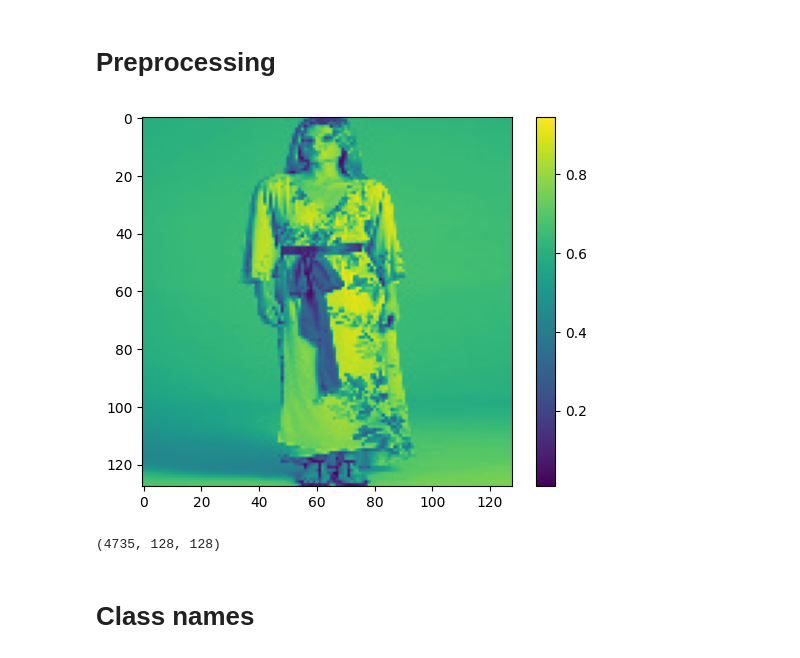
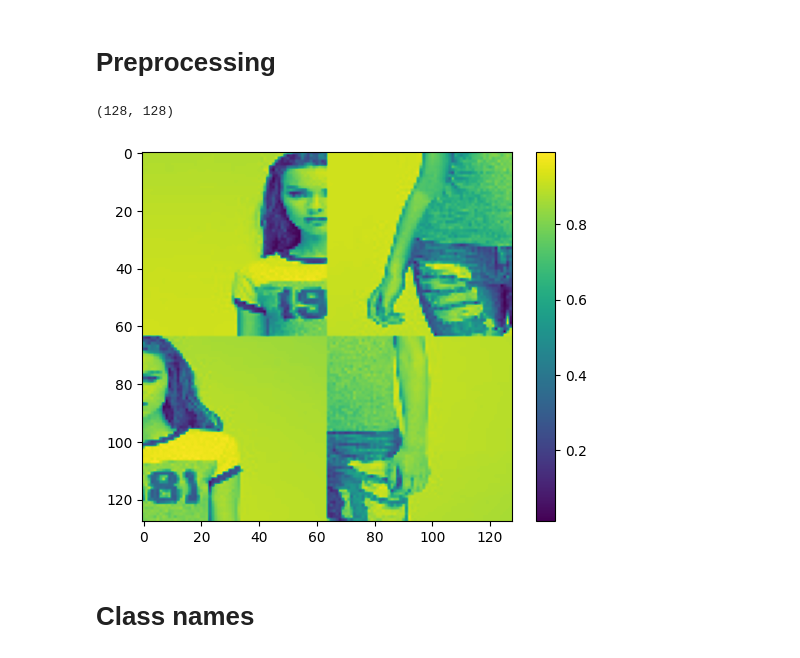
Before and after one commit to At11011/datathon_test_repository, a Jupyter notebook: src/model_development.ipynb, the cells around one changed output. Drawn from its saved outputs; the diff is of its cells as text; code cells hidden in the pictures.

```diff
--- a/src/model_development.ipynb
+++ b/src/model_development.ipynb
@@ -14,6 +18,25 @@ print(tf.__version__)
 # Load training images
 Load images from the [assets] folder and scan them into arrays.
 # %%
+# A function to convert an image into a permutation
+def image_perm(image, perm):
+  q0 = image[0:int(image_height/2), 0:int(image_width/2)]
+  q1 = image[0:int(image_height/2), int(image_width/2):image_width]
+  q2 = image[int(image_height/2):image_height, 0:int(image_width/2)]
+  q3 = image[int(image_height/2):image_height, int(image_width/2):image_width]
+
+  pre_perm = [q0, q1, q2, q3]
+
+  q0 = pre_perm[perm[0]]
+  q1 = pre_perm[perm[1]]
+  q2 = pre_perm[perm[2]]
+  q3 = pre_perm[perm[3]]
+
+
+  res = np.concatenate((np.concatenate((q0, q1), 1), np.concatenate((q2, q3), 1)), 0)
+  print(res.shape)
+  return res
+
 # List of all directories of training data
 dirs = ["0123", "1032", "1230", "2013", "3102"]
 # Path to traning data
@@ -90,16 +113,19 @@ File not found:
 # %% [markdown]
 # Preprocessing
 # %%
+
+
+res = image_perm(training_images[0], perms.perms[2])
+
+res.shape
 plt.figure()
-plt.imshow(training_images[999])
+plt.imshow(res)
 plt.colorbar()
 plt.grid(False)
 plt.show()
-training_images.shape
-# type(training_labels[1])
 # %% [output]
+(128, 128)
-[figure, old version]
+[figure, new version]
-(4735, 128, 128)
 # %% [markdown]
 # Class names
 # %%
```
Also changed, not shown: parts of 15 cells of this notebook, 1 other file.
